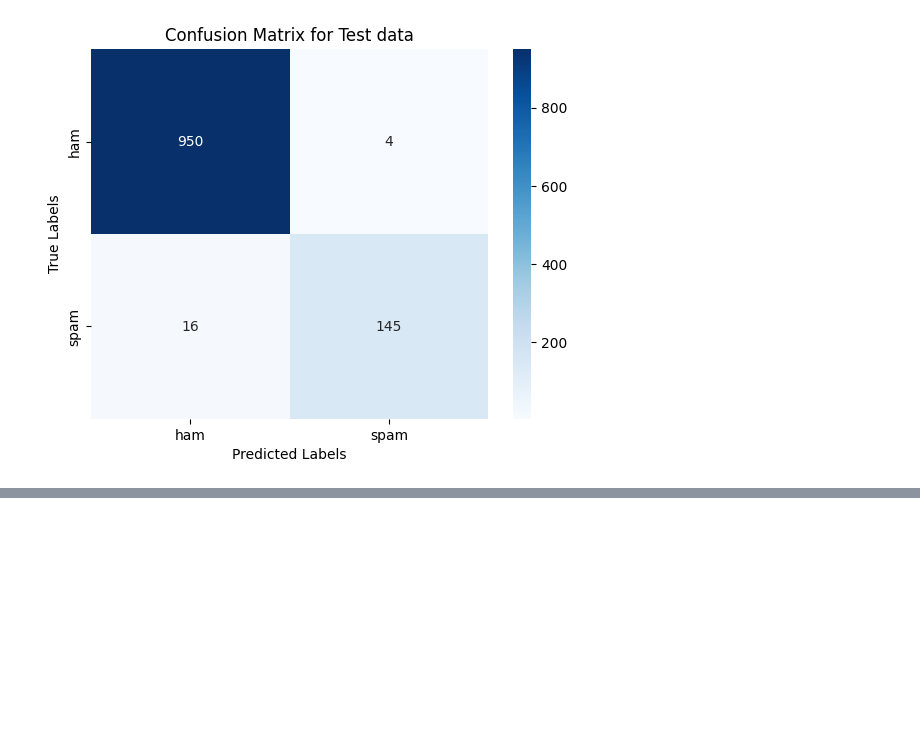
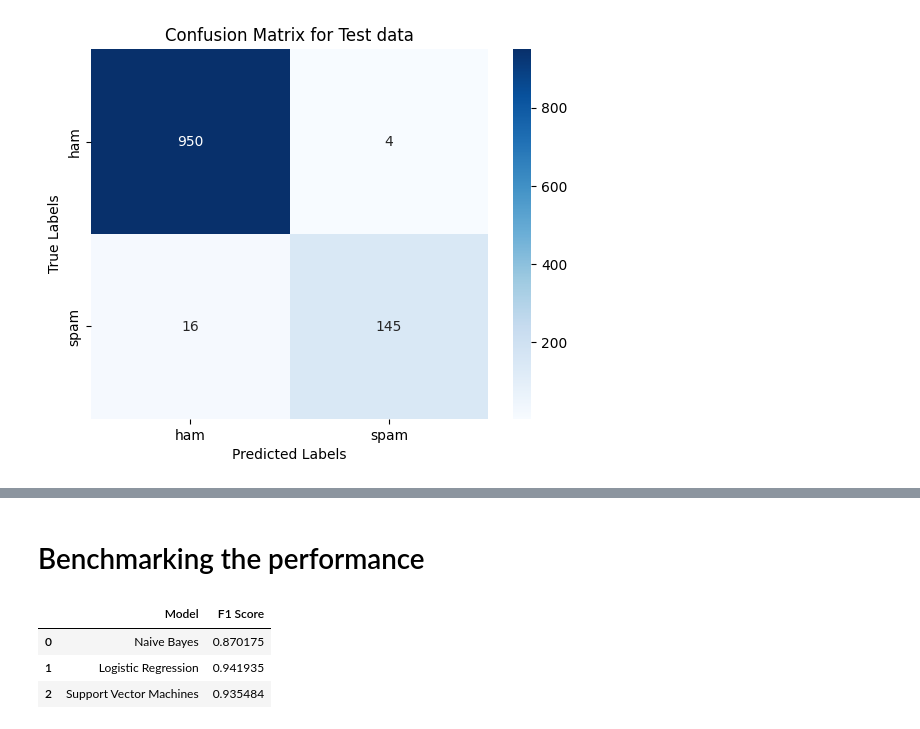
Before and after one commit to U1Kemp/AppliedMachineLearning, a Jupyter notebook: Assignment1/train.ipynb, the cells around one changed output, grey strips where cells are left out. Drawn from its saved outputs; the diff is of its cells as text; code cells hidden in the pictures; blank space fills up the shorter version.

```diff
--- a/Assignment1/train.ipynb
+++ b/Assignment1/train.ipynb
@@ -262,5 +268,7 @@ f1_score(msg_test['label'], predictions, pos_label='spam')
 # %% [output]
 0.9419354838709677
+# %%
+f1.append(f)
 # %%
 cm = confusion_matrix(msg_test['label'], predictions)
 # Plot the confusion matrix
@@ -367,6 +375,8 @@ accuracy_score(msg_train['label'], predictions)
 f1_score(msg_train['label'], predictions, pos_label='spam')
 # %% [output]
 0.9991460290350128
+# %%
+f1.append(f)
 # %%
 cm = confusion_matrix(msg_train['label'], predictions)
 # Plot the confusion matrix
@@ -396,9 +406,12 @@ accuracy_score(msg_test['label'], predictions)
 # %% [output]
 0.9820627802690582
 # %%
-f1_score(msg_test['label'], predictions, pos_label='spam')
+f = f1_score(msg_test['label'], predictions, pos_label='spam')
+f
 # %% [output]
 0.9354838709677419
+# %%
+f1.append(f)
 # %%
 cm = confusion_matrix(msg_test['label'], predictions)
 # Plot the confusion matrix
@@ -422,0 +436,9 @@ weighted avg     0.9811    0.9812    0.9808      1115
+# %% [markdown]
+# Benchmarking the performance
+# %%
+pd.DataFrame({'Model':models, 'F1 Score':f1})
+# %% [output]
+|  | Model | F1 Score |
+| 0 | Naive Bayes | 0.870175 |
+| 1 | Logistic Regression | 0.941935 |
+| 2 | Support Vector Machines | 0.935484 |
```
Also changed, not shown: parts of 7 cells of this notebook.
